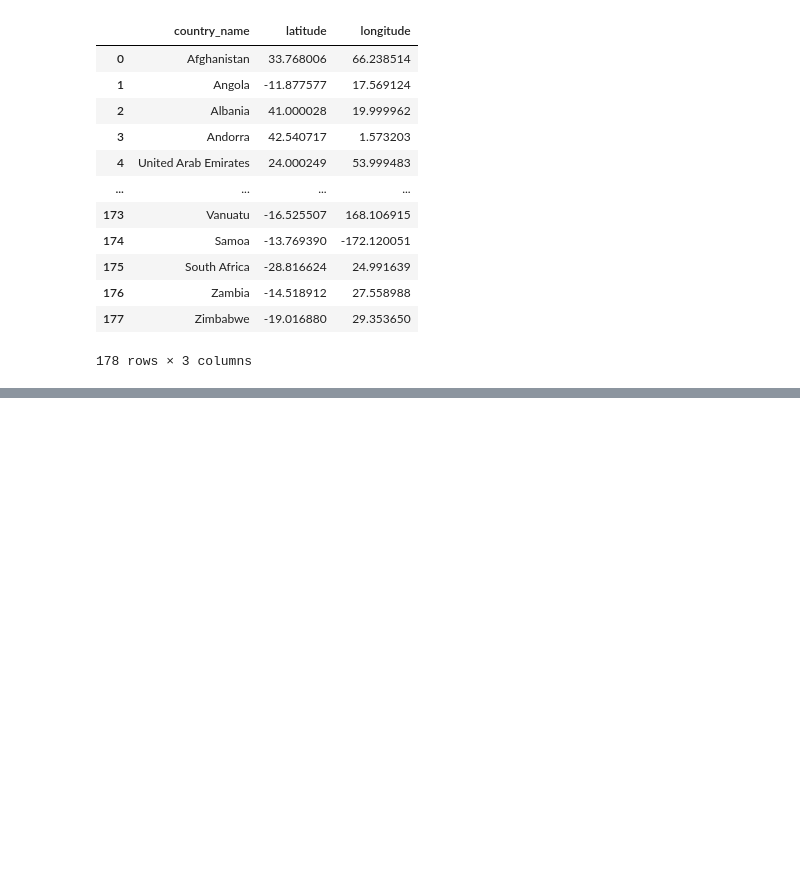
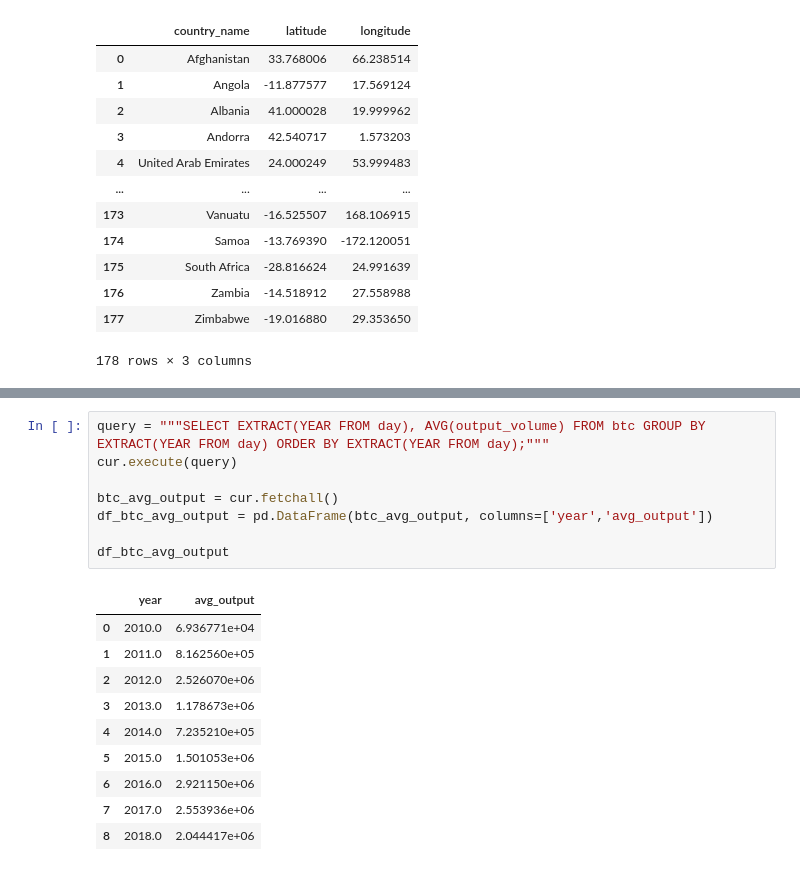
Before and after one commit to ib-nosirov/csci403_project9, a Jupyter notebook: project9.ipynb, the cells around one changed output, grey strips where cells are left out. Drawn from its saved outputs; the diff is of its cells as text; blank space fills up the shorter version.

```diff
--- a/project9.ipynb
+++ b/project9.ipynb
@@ -203,3 +224,22 @@ for i in range(len(df_coords)):
 world_map
 # %% [output]
 [interactive output not drawn]
+# %%
+query = """SELECT EXTRACT(YEAR FROM day), AVG(output_volume) FROM btc GROUP BY EXTRACT(YEAR FROM day) ORDER BY EXTRACT(YEAR FROM day);"""
+cur.execute(query)
+
+btc_avg_output = cur.fetchall()
+df_btc_avg_output = pd.DataFrame(btc_avg_output, columns=['year','avg_output'])
+
+df_btc_avg_output
+# %% [output]
+|  | year | avg_output |
+| 0 | 2010.0 | 6.936771e+04 |
+| 1 | 2011.0 | 8.162560e+05 |
+| 2 | 2012.0 | 2.526070e+06 |
+| 3 | 2013.0 | 1.178673e+06 |
+| 4 | 2014.0 | 7.235210e+05 |
+| 5 | 2015.0 | 1.501053e+06 |
+| 6 | 2016.0 | 2.921150e+06 |
+| 7 | 2017.0 | 2.553936e+06 |
+| 8 | 2018.0 | 2.044417e+06 |
```
Also changed, not shown: parts of 14 cells of this notebook, 1 other file.
